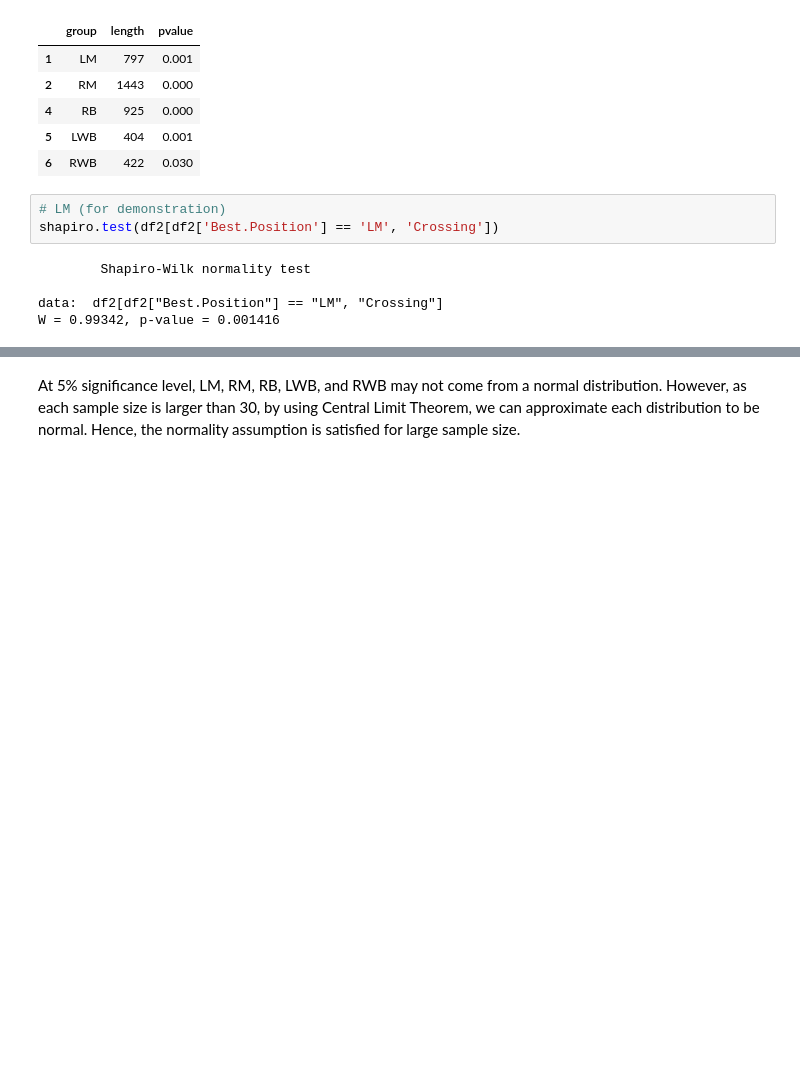
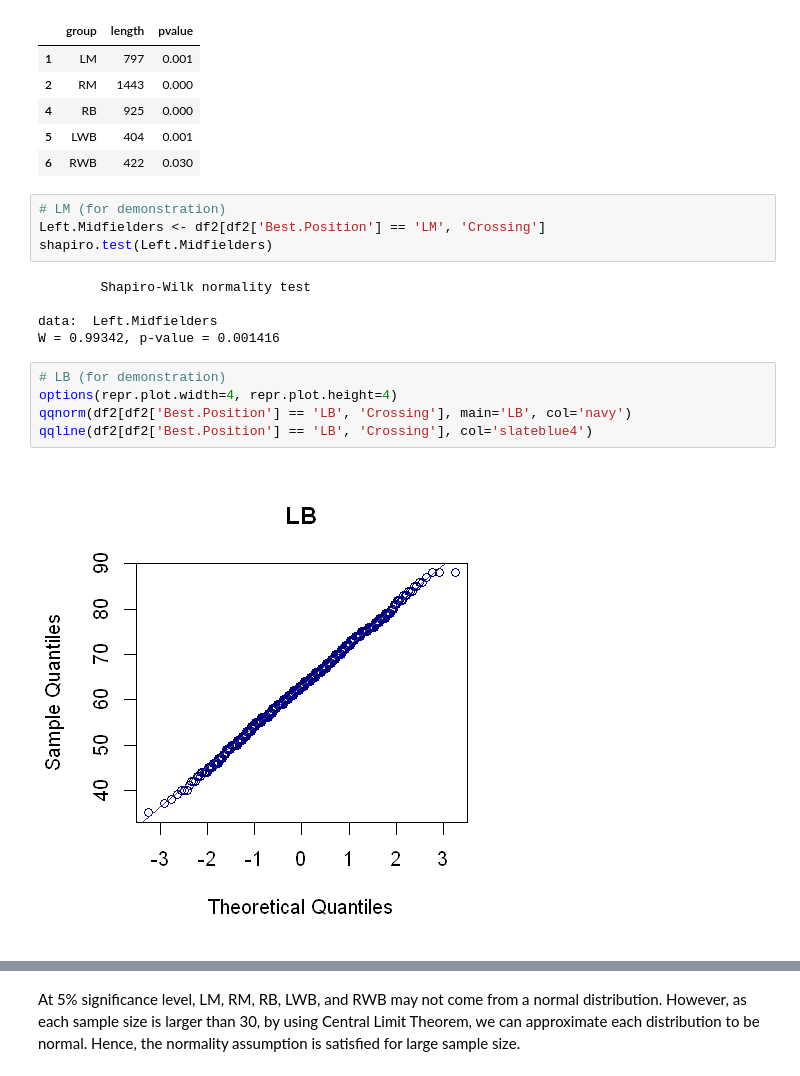
Before and after one commit to YoNG-Zaii/MH3511-FIFA-Analysis, a Jupyter notebook: GY ANOVA Crossing.ipynb, the cells around one changed output, grey strips where cells are left out. Cells and saved outputs as stored; diff of their text form; blank space fills up the shorter version.

```diff
--- a/GY ANOVA Crossing.ipynb
+++ b/GY ANOVA Crossing.ipynb
@@ -113,9 +157,17 @@ normaldf[normaldf['pvalue'] <= 0.05,]
 | 6 | RWB | 422 | 0.030 |
 # %%
 # LM (for demonstration)
-shapiro.test(df2[df2['Best.Position'] == 'LM', 'Crossing'])
+Left.Midfielders <- df2[df2['Best.Position'] == 'LM', 'Crossing']
+shapiro.test(Left.Midfielders)
 # %% [output]
         Shapiro-Wilk normality test
 
-data:  df2[df2["Best.Position"] == "LM", "Crossing"]
+data:  Left.Midfielders
 W = 0.99342, p-value = 0.001416
+# %%
+# LB (for demonstration)
+options(repr.plot.width=4, repr.plot.height=4)
+qqnorm(df2[df2['Best.Position'] == 'LB', 'Crossing'], main='LB', col='navy')
+qqline(df2[df2['Best.Position'] == 'LB', 'Crossing'], col='slateblue4')
+# %% [output]
+[figure, added]
```
Also changed, not shown: parts of 9 cells of this notebook.
